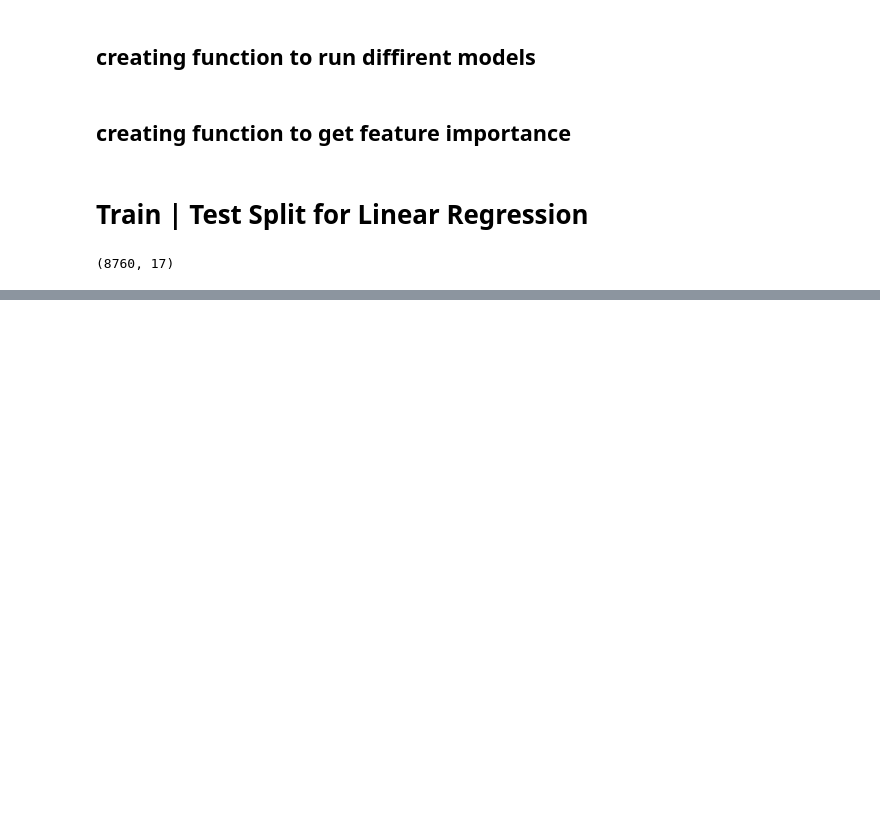
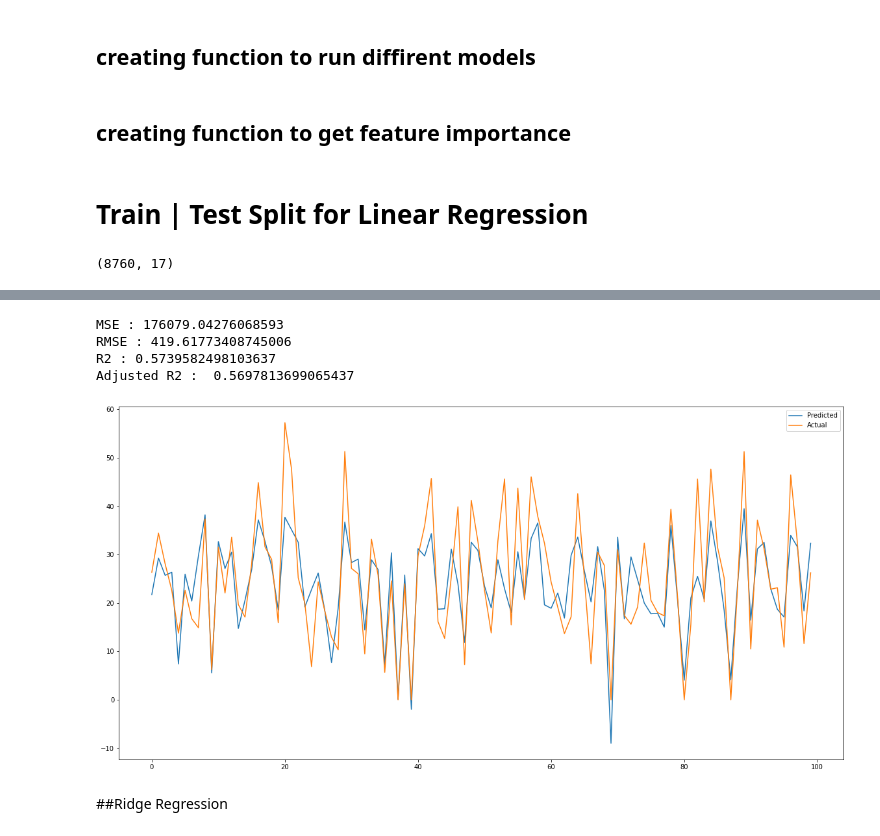
Before and after one commit to Ankitgpt357/Bike-Sharing-demand-prediction, a Jupyter notebook: Bike-Sharing-demand.ipynb, the cells around one changed output, grey strips where cells are left out. Saved outputs shown, nothing was run; the diff lists cells and outputs as text; code cells hidden in the pictures; blank space fills up the shorter version.

```diff
--- a/Bike-Sharing-demand.ipynb
+++ b/Bike-Sharing-demand.ipynb
@@ -632,0 +654,11 @@ X_test = std.transform(X_test)
+# %%
+# calling train_linear_model to train,fit and evalution of lasso model
+train_linear_model(lasso_grid,X_train,y_train,X_test,y_test)
+# %% [output]
+MSE : 176079.04276068593
+RMSE : 419.61773408745006
+R2 : 0.5739582498103637
+Adjusted R2 :  0.5697813699065437
+[figure, added]
+# %% [markdown]
+##Ridge Regression
```
Also changed, not shown: parts of 19 cells of this notebook.
